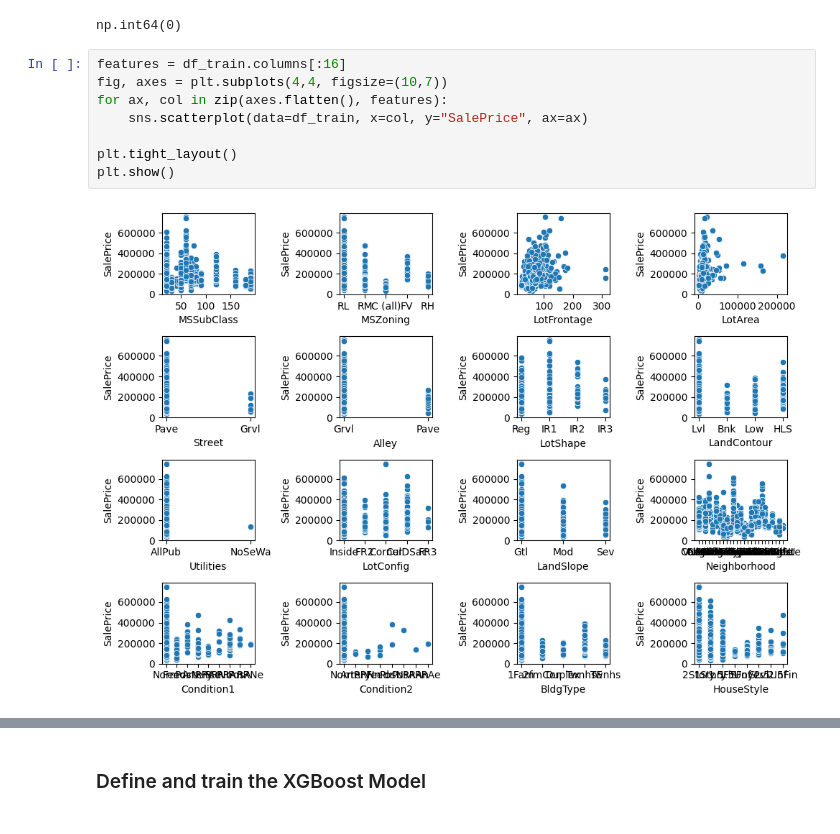
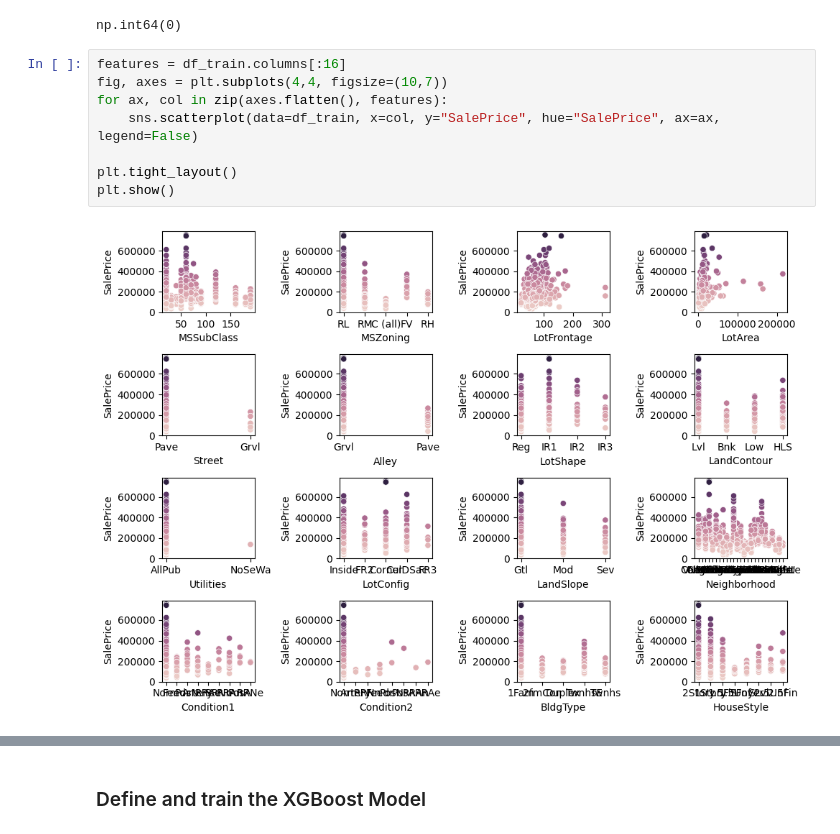
Before and after one commit to Yong712Jun/house_price_prediction_model, a Jupyter notebook: HPP.ipynb, the cells around one changed output, grey strips where cells are left out. Drawn from its saved outputs; the diff is of its cells as text.

```diff
--- a/HPP.ipynb
+++ b/HPP.ipynb
@@ -137,10 +132,10 @@ np.int64(0)
 # %%
 features = df_train.columns[:16]
 fig, axes = plt.subplots(4,4, figsize=(10,7))
 for ax, col in zip(axes.flatten(), features):
-    sns.scatterplot(data=df_train, x=col, y="SalePrice", ax=ax)
+    sns.scatterplot(data=df_train, x=col, y="SalePrice", hue="SalePrice", ax=ax, legend=False)
 
 plt.tight_layout()
 plt.show()
 # %% [output]
-[figure, old version]
+[figure, new version]
```
Also changed, not shown: parts of 13 cells of this notebook, 3 other files.
